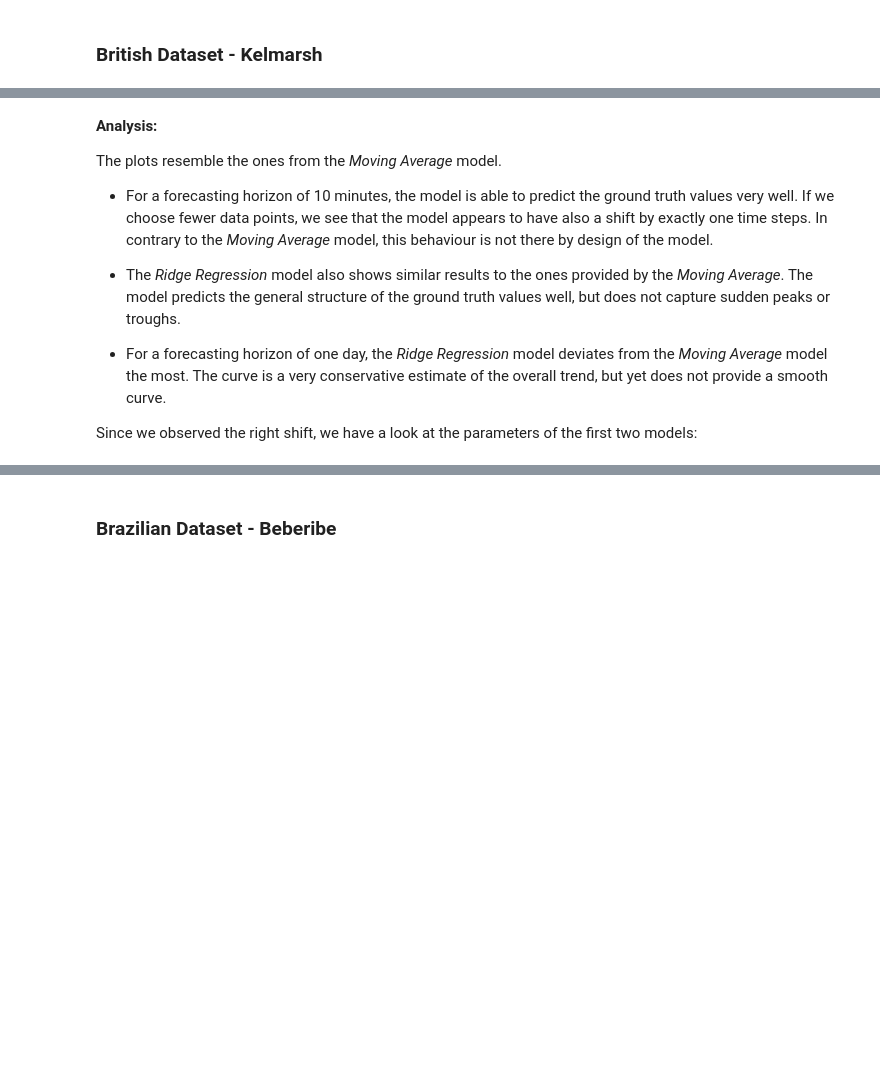
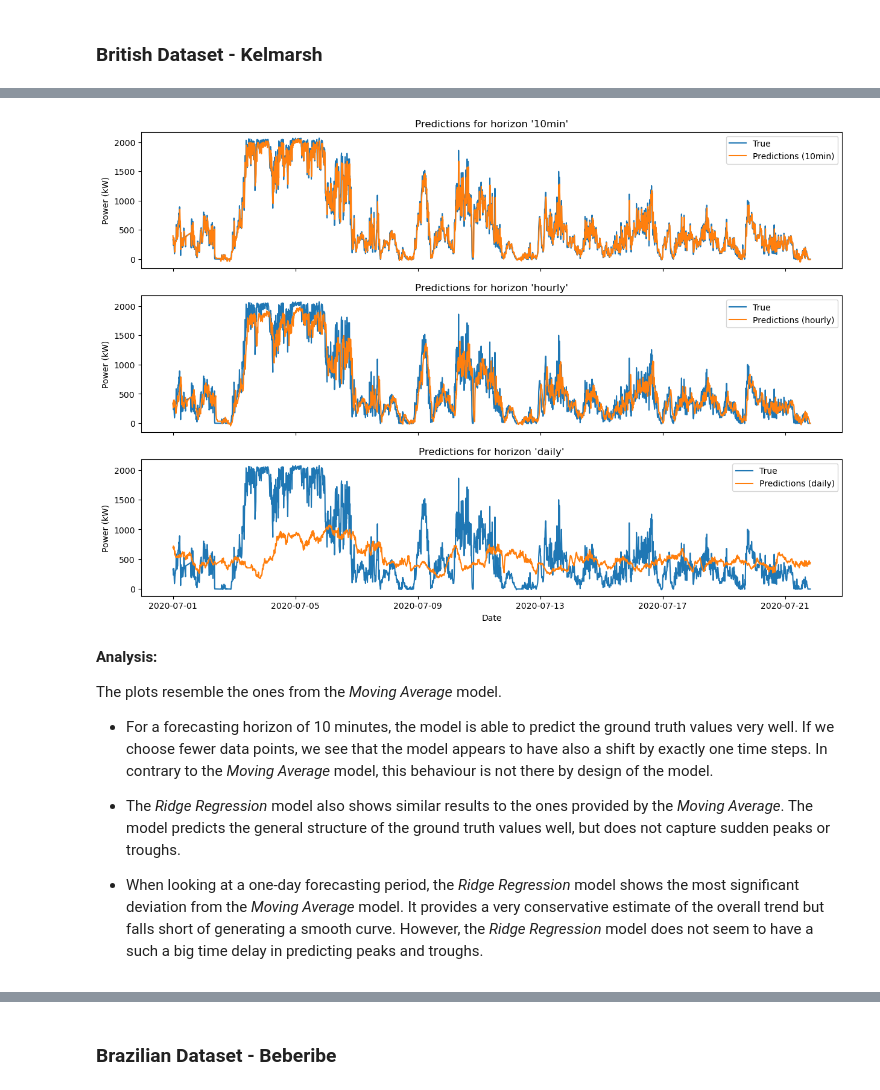
Before and after one commit to H-Kugler/forecasting-wind-power, a Jupyter notebook: notebooks/RegressionVariants.ipynb, the cells around one changed output, grey strips where cells are left out. Cells and saved outputs as stored; diff of their text form; code cells hidden in the pictures; blank space fills up the shorter version.

```diff
--- a/notebooks/RegressionVariants.ipynb
+++ b/notebooks/RegressionVariants.ipynb
@@ -225,22 +208,24 @@ Best parameters for horizon hourly: {'est__alpha': 10, 'fs__features': ['power',
 # %%
 ### plot predictions for best models
 
 # refit models
 models = {}
 predictions = {}
 for horizon in ["10min", "hourly", "daily"]:
     models[horizon] = clone(model).set_params(
         **ast.literal_eval(best_params_brit_rr.loc[horizon][0])
     )
     models[horizon].fit(X_train_brit, y_train_brit)
     predictions[horizon] = models[horizon].predict(X_test_brit)
 predictions = pd.DataFrame(predictions, index=X_test_brit.index)
 
-# plot predictions
+# plot first 3000 predictions
 vis.plot_predictions(
-    predictions,
-    y_test_brit,
+    predictions.iloc[:3000],
+    y_test_brit.iloc[:3000],
 )
+# %% [output]
+[figure, added]
 # %% [markdown]
 __Analysis:__
 
@@ -250,8 +235,6 @@ The plots resemble the ones from the _Moving Average_ model.
 
 - The _Ridge Regression_ model also shows similar results to the ones provided by the _Moving Average_. The model predicts the general structure of the ground truth values well, but does not capture sudden peaks or troughs.
 
-- For a forecasting horizon of one day, the _Ridge Regression_ model deviates from the _Moving Average_ model the most. The curve is a very conservative estimate of the overall trend, but yet does not provide a smooth curve.
-
-Since we observed the right shift, we have a look at the parameters of the first two models:
+- When looking at a one-day forecasting period, the _Ridge Regression_ model shows the most significant deviation from the _Moving Average_ model. It provides a very conservative estimate of the overall trend but falls short of generating a smooth curve. However, the _Ridge Regression_ model does not seem to have a such a big time delay in predicting peaks and troughs.
 # %%
 ### extract coefficients of first two models
```
Also changed, not shown: parts of 47 cells of this notebook, 4 other files.
